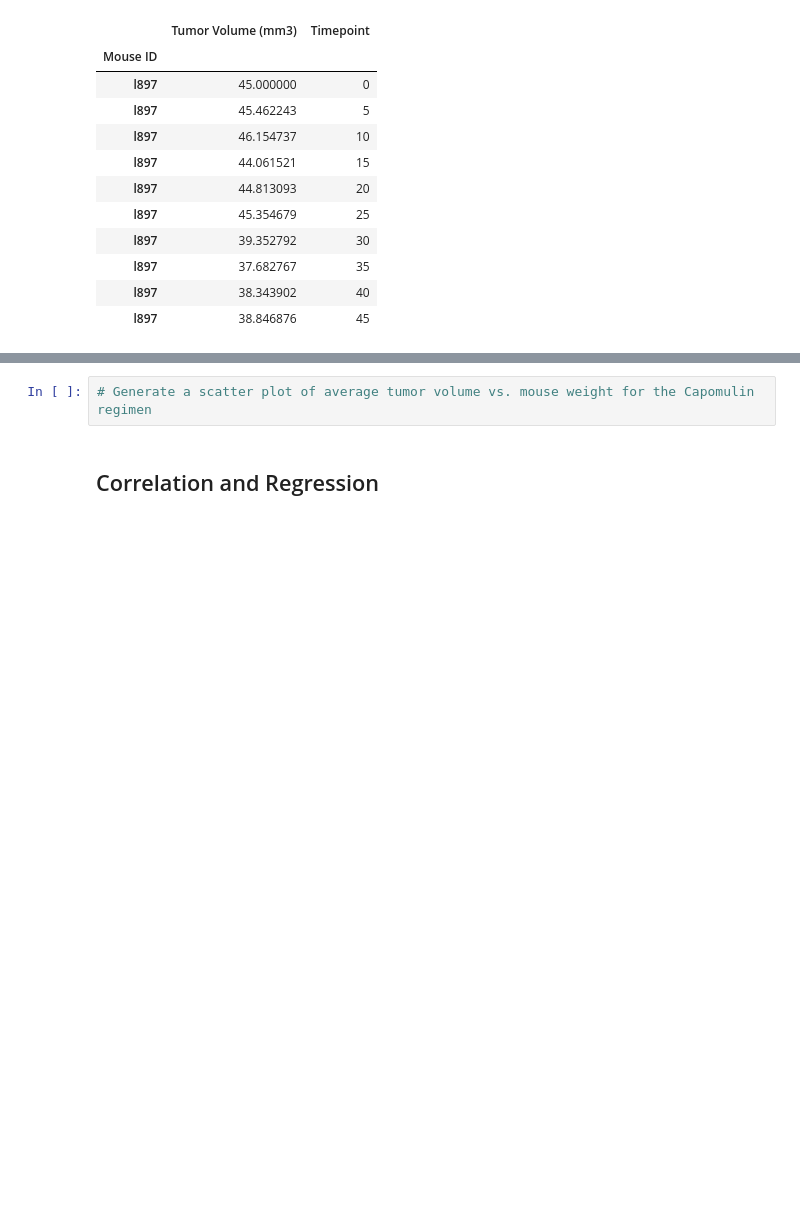
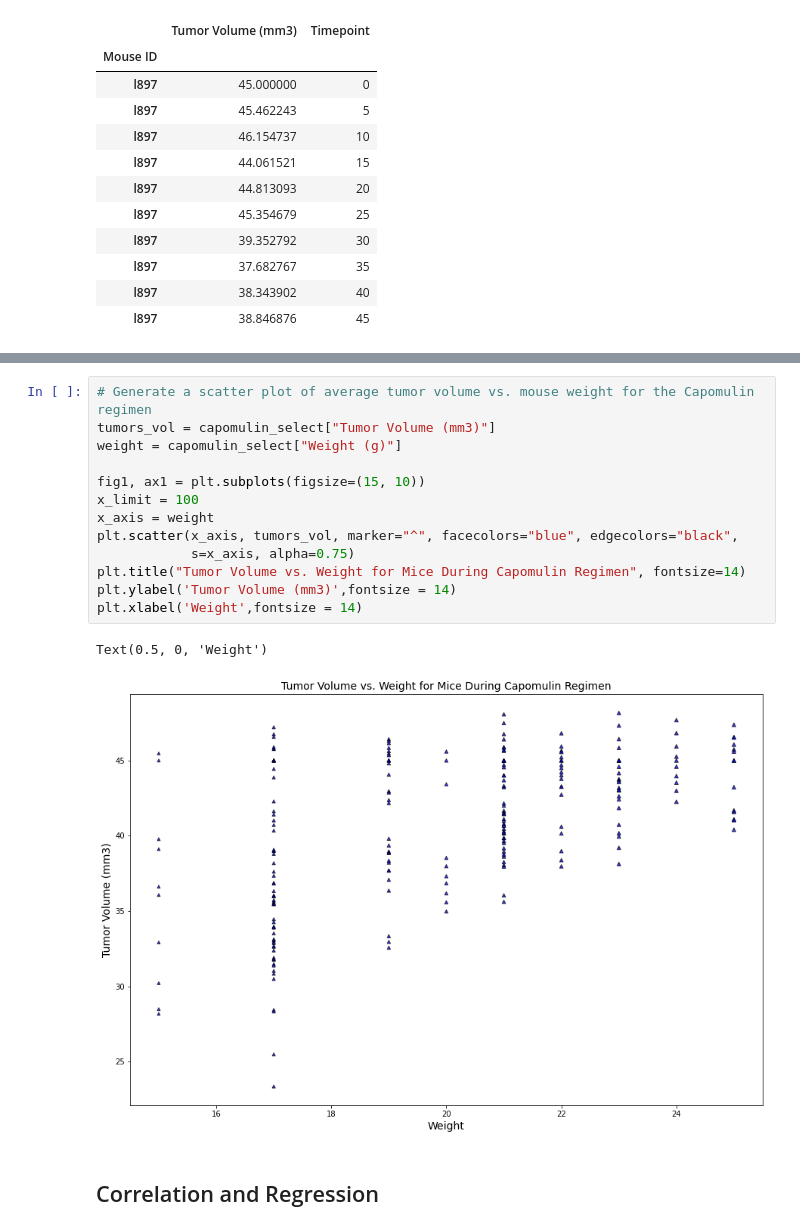
Before and after one commit to AgapeofIcarus/matplotlib-challenge, a Jupyter notebook: Pymaceuticals.ipynb, the cells around one changed output, grey strips where cells are left out. Cells and saved outputs as stored; diff of their text form; blank space fills up the shorter version.

```diff
--- a/Pymaceuticals.ipynb
+++ b/Pymaceuticals.ipynb
@@ -368,5 +369,19 @@ plt.show()
-# %%
-# Generate a scatter plot of average tumor volume vs. mouse weight for the Capomulin regimen
+# %%
+# Generate a scatter plot of average tumor volume vs. mouse weight for the Capomulin regimen
+tumors_vol = capomulin_select["Tumor Volume (mm3)"]
+weight = capomulin_select["Weight (g)"]
+
+fig1, ax1 = plt.subplots(figsize=(15, 10))
+x_limit = 100
+x_axis = weight
+plt.scatter(x_axis, tumors_vol, marker="^", facecolors="blue", edgecolors="black",
+            s=x_axis, alpha=0.75)
+plt.title("Tumor Volume vs. Weight for Mice During Capomulin Regimen", fontsize=14)
+plt.ylabel('Tumor Volume (mm3)',fontsize = 14)
+plt.xlabel('Weight',fontsize = 14)
+# %% [output]
+Text(0.5, 0, 'Weight')
+[figure, added]
 # %% [markdown]
 ## Correlation and Regression
 # %%
```
Also changed, not shown: parts of 1 cell of this notebook.
